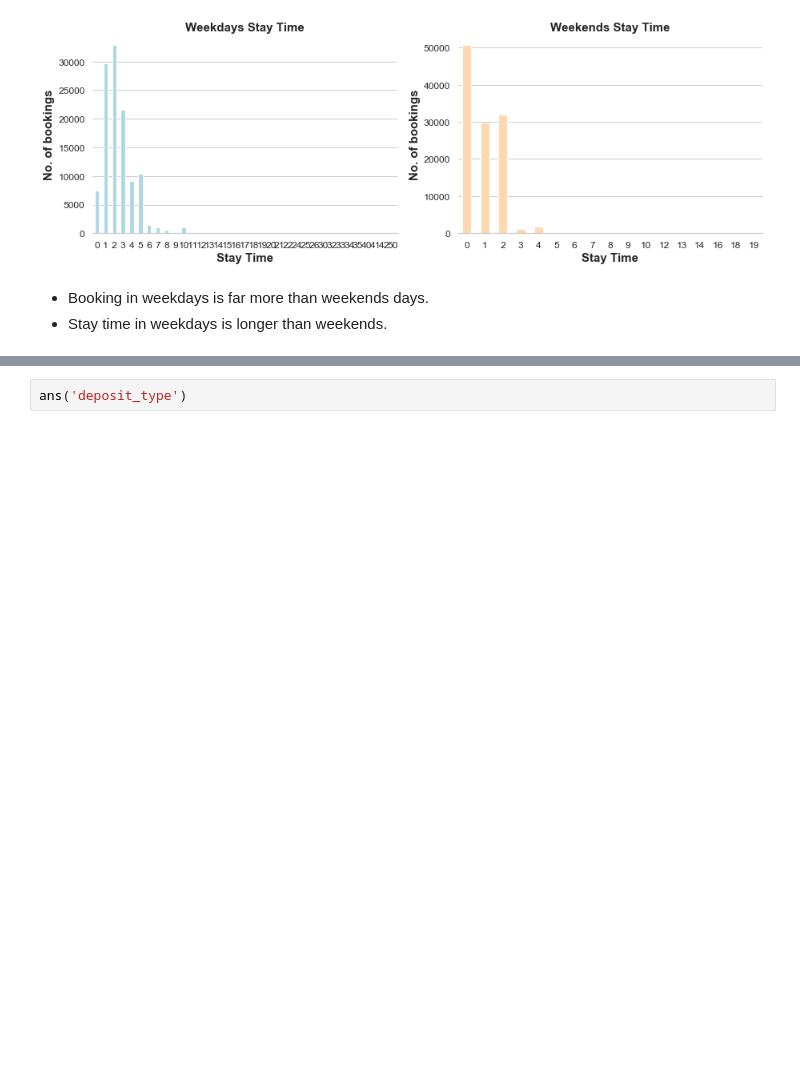
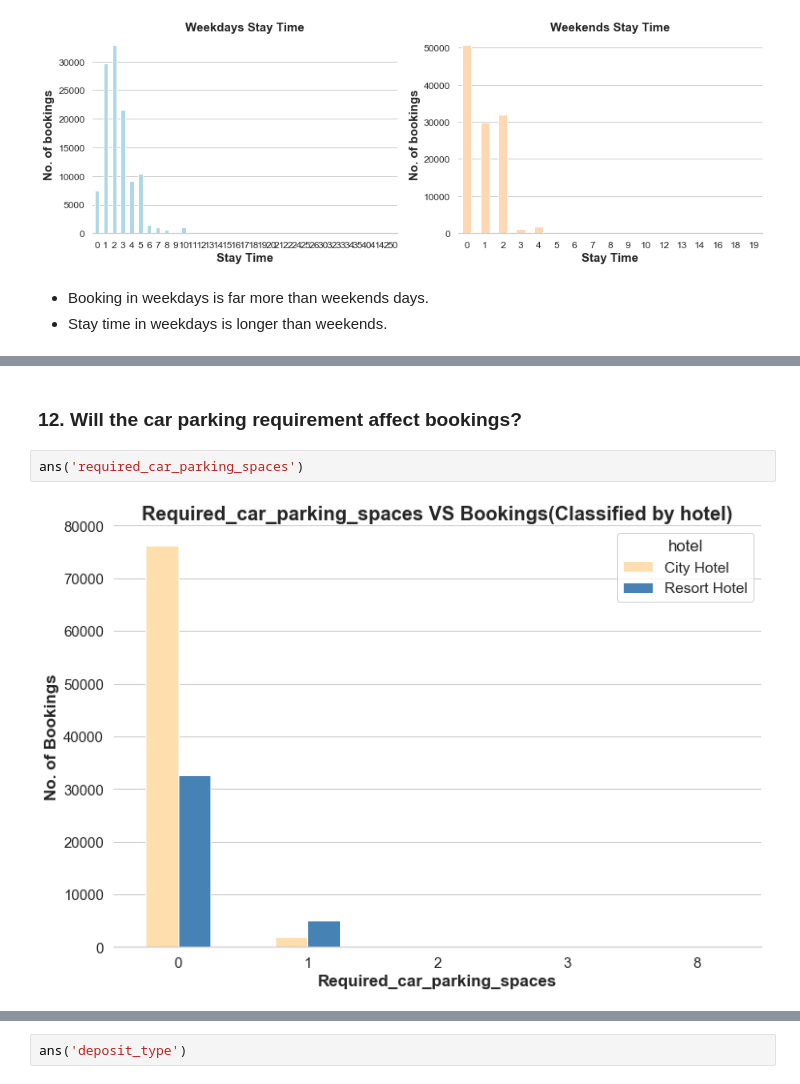
Before and after one commit to fysophia0302/Springboard, a Jupyter notebook: Capstone_Project_2/Capstone_Project_2_Hotel_booking_demand.ipynb, the cells around one changed output, grey strips where cells are left out. Saved outputs shown, nothing was run; the diff lists cells and outputs as text; blank space fills up the shorter version.

```diff
--- a/Capstone_Project_2/Capstone_Project_2_Hotel_booking_demand.ipynb
+++ b/Capstone_Project_2/Capstone_Project_2_Hotel_booking_demand.ipynb
@@ -687,0 +725,6 @@ plt.show()
+# %% [markdown]
+### 12. Will the car parking requirement affect bookings?
+# %%
+ans('required_car_parking_spaces')
+# %% [output]
+[figure, added]
```
Also changed, not shown: parts of 83 cells of this notebook.
